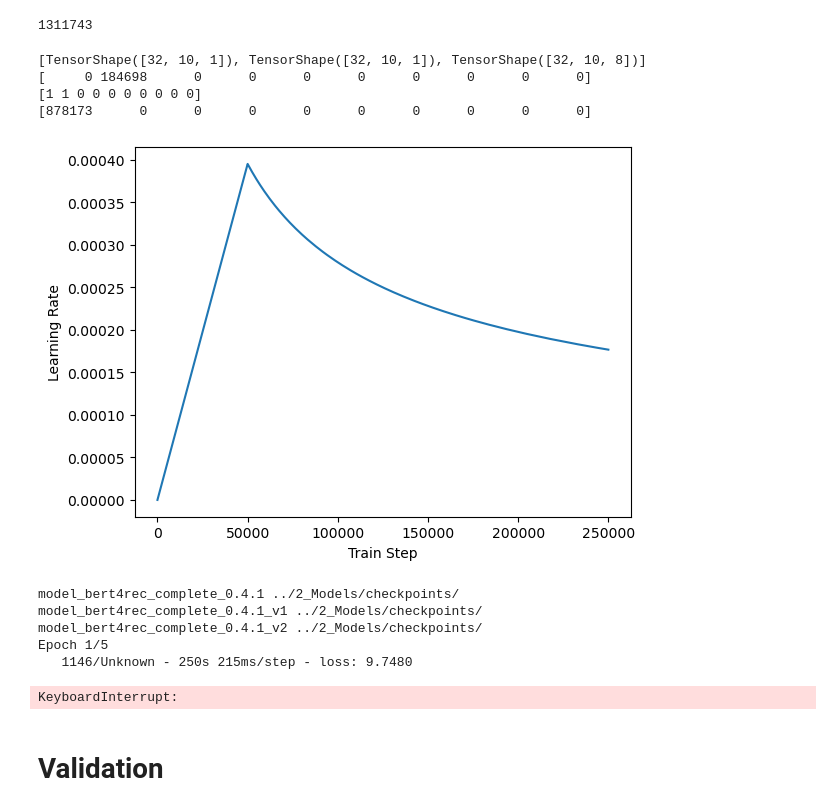
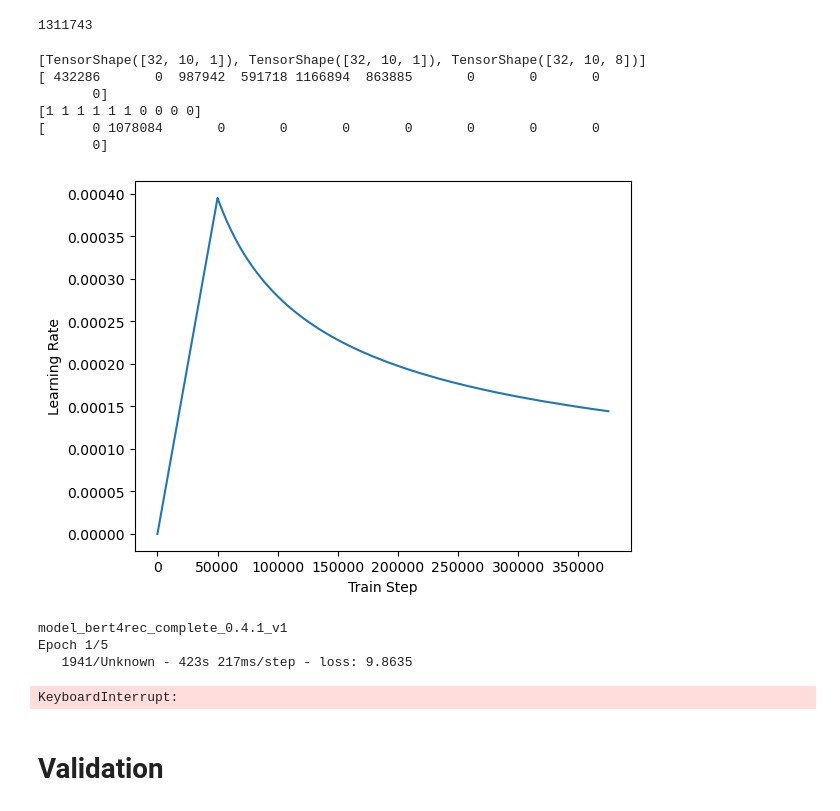
Before and after one commit to EnricRovira/025_Kaggle-OTTO-Recsys-2022, a Jupyter notebook: 1_Scripts/1_Model_v0.3.ipynb, the cells around one changed output. Saved outputs shown, nothing was run; the diff lists cells and outputs as text; code cells hidden in the pictures.

```diff
--- a/1_Scripts/1_Model_v0.3.ipynb
+++ b/1_Scripts/1_Model_v0.3.ipynb
@@ -315,16 +317,18 @@ for batch in tqdm(dataloader):
 
 print([x.shape for x in features])
 
-idx = 0
+idx = 15
 print(seq_items[idx].numpy().flatten())
 print(seq_type[idx].numpy().flatten())
 print(target[idx].numpy().flatten())
 # print(type_target[idx].numpy().flatten())
 # %% [output]
 [TensorShape([32, 10, 1]), TensorShape([32, 10, 1]), TensorShape([32, 10, 8])]
-[     0 184698      0      0      0      0      0      0      0      0]
-[1 1 0 0 0 0 0 0 0 0]
-[878173      0      0      0      0      0      0      0      0      0]
+[ 432286       0  987942  591718 1166894  863885       0       0       0
+       0]
+[1 1 1 1 1 1 0 0 0 0]
+[      0 1078084       0       0       0       0       0       0       0
+       0]
 # %%
 class EmbeddingTransposed(tf.keras.layers.Layer):
     def __init__(self, tied_to=None, activation=None, **kwargs):
@@ -423,9 +427,10 @@ def build_model_bert4Rec(num_items, model_cfg):
 
 
 class CustomSchedule(tf.keras.optimizers.schedules.LearningRateSchedule):
-    def __init__(self, d_model, warmup_steps=4000):
+    def __init__(self, d_model, warmup_steps=4000, weight_decay=None):
         super(CustomSchedule, self).__init__()
-
+        self.weight_decay = weight_decay
+        self.weight_decay_tensor = tf.cast(1. if not weight_decay else weight_decay, tf.float32)
         self.d_model = tf.cast(d_model, tf.float32)
         self.warmup_steps = warmup_steps
 
@@ -437,10 +442,13 @@ class CustomSchedule(tf.keras.optimizers.schedules.LearningRateSchedule):
         return config
 
     def __call__(self, step):
+        step = tf.cast(step, tf.float32)
         arg1 = tf.math.rsqrt(step)
         arg2 = step * (self.warmup_steps ** -1.5)
-
-        return tf.math.rsqrt(self.d_model) * tf.cast(tf.math.minimum(arg1, arg2), tf.float32)
+        if self.weight_decay:
+            return self.weight_decay_tensor * tf.math.rsqrt(self.d_model) * tf.cast(tf.math.minimum(arg1, arg2), tf.float32)
+        else:
+            return tf.math.rsqrt(self.d_model) * tf.cast(tf.math.minimum(arg1, arg2), tf.float32)
 
 
 class ReturnBestEarlyStopping(tf.keras.callbacks.EarlyStopping):
@@ -529,13 +537,13 @@ def create_folder_with_version(base_name, checkpoint_path):
         os.mkdir(checkpoint_path)
         return base_name
 # %%
-tmp_lr = CustomSchedule(128, 50_000)
-plt.plot(tmp_lr(tf.range(12_000_000 // 48, dtype=tf.float32)))
+tmp_lr = CustomSchedule(128, 50_000, weight_decay=None)
+plt.plot(tmp_lr(tf.range(12_000_000 // 32, dtype=tf.float32)))
 plt.ylabel('Learning Rate')
 plt.xlabel('Train Step')
-plt.plot();
+plt.show();
 # %% [output]
-[figure, old version]
+[figure, new version]
 # %%
 class BERT4REC_CONFIG:
     num_items = NUM_ITEMS
@@ -546,7 +554,7 @@ class BERT4REC_CONFIG:
     num_records_dataset = 12_000_000
     batch_size = 48
     seq_len = 10
-    mask_prob = 0.4
+    mask_prob = 0.5
     reverse_prob = 0.25
     emb_dim = 16
     trf_dim = 16
@@ -590,7 +598,7 @@ val_dataloader = Bert4RecDataLoader(list_paths_val,
 
 filepath_ckpt = create_folder_with_version(BERT4REC_CONFIG.model_name, BERT4REC_CONFIG.checkpoint_filepath)
 checkpoint_callback = tf.keras.callbacks.ModelCheckpoint(
-    filepath=os.path.join(filepath_ckpt, 'epoch={epoch:02d}-step={batch:06d}-loss={loss:.2f}'),
+    filepath=os.path.join(os.path.join(BERT4REC_CONFIG.checkpoint_filepath, filepath_ckpt), 'epoch={epoch:02d}-step={batch:06d}-loss={loss:.2f}'),
     save_weights_only=True,
     save_best_only=False,
     save_freq=BERT4REC_CONFIG.num_iters_save_checkpoint
@@ -601,7 +609,9 @@ tf.keras.backend.clear_session()
 # tf.config.optimizer.set_jit(True)
 # model = build_model_bert4Rec(num_items=BERT4REC_CONFIG.num_items, model_cfg=BERT4REC_CONFIG)
 model = tf.keras.models.load_model(f'../2_Models/seq_len{BERT4REC_CONFIG.seq_len}_{BERT4REC_CONFIG.load_model_name}/', compile=False)
-model.compile(optimizer=optimizers.Adam(learning_rate=CustomSchedule(BERT4REC_CONFIG.scheduler_scaler, warmup_steps=BERT4REC_CONFIG.warmup_steps), clipnorm=1),
+model.compile(optimizer=optimizers.Adam(learning_rate=CustomSchedule(BERT4REC_CONFIG.scheduler_scaler, warmup_steps=BERT4REC_CONFIG.warmup_steps),
+                            #   weight_decay=1e-4,
+                              clipnorm=0.5),
               loss=custom_loss_bert4rec(),
               metrics=[]#mrr_topk_categorical(top_k=20)
 )
@@ -622,11 +632,9 @@ model.save_weights(f'../2_Models/weights/seq_len{BERT4REC_CONFIG.seq_len}_{BERT4
 #  Train: 50000/Unknown - 14878s 297ms/step - loss: 11.2429
 #  Val:    2000/Unknown - 164s 154ms/step - loss: 8.1546
 # %% [output]
-model_bert4rec_complete_0.4.1 ../2_Models/checkpoints/
-model_bert4rec_complete_0.4.1_v1 ../2_Models/checkpoints/
-model_bert4rec_complete_0.4.1_v2 ../2_Models/checkpoints/
+model_bert4rec_complete_0.4.1_v1
 Epoch 1/5
-   1146/Unknown - 250s 215ms/step - loss: 9.7480
+   1941/Unknown - 423s 217ms/step - loss: 9.8635
 KeyboardInterrupt:
 # %% [markdown]
 # Validation
```
Also changed, not shown: parts of 1 cell of this notebook.
